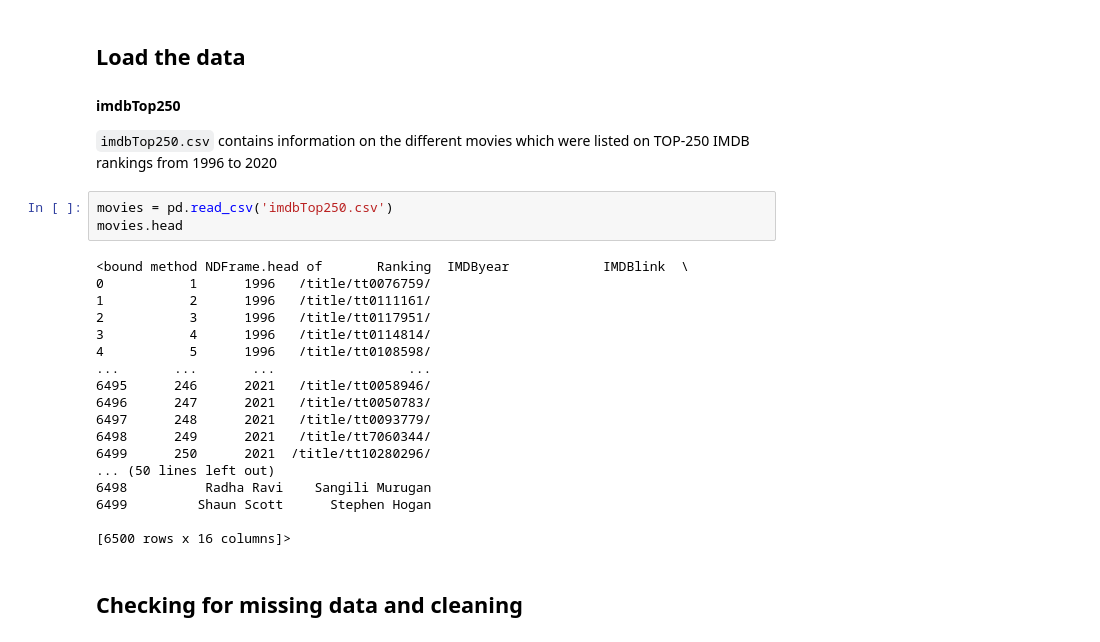
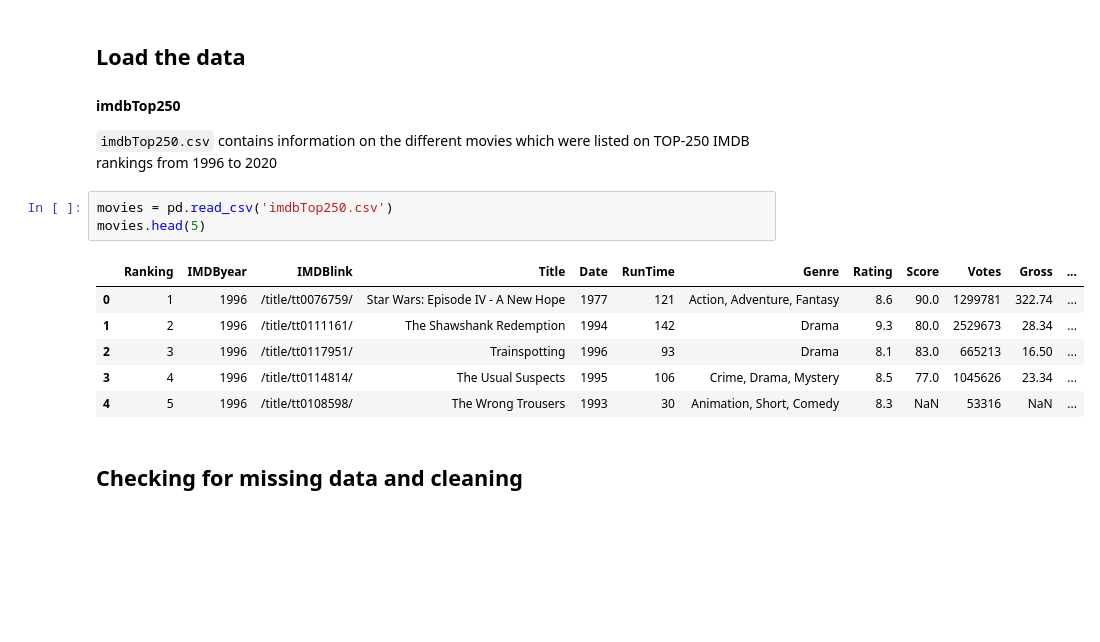
Before and after one commit to vinegggar/IMDb_EDA, a Jupyter notebook: eda.ipynb, the cells around one changed output. Drawn from its saved outputs; the diff is of its cells as text; blank space fills up the shorter version.

```diff
--- a/eda.ipynb
+++ b/eda.ipynb
@@ -33,25 +34,14 @@ import seaborn as sns
 `imdbTop250.csv` contains information on the different movies which were listed on TOP-250 IMDB rankings from 1996 to 2020
 # %%
 movies = pd.read_csv('imdbTop250.csv')
-movies.head
+movies.head(5)
 # %% [output]
-<bound method NDFrame.head of       Ranking  IMDByear            IMDBlink  \
-0           1      1996   /title/tt0076759/
-1           2      1996   /title/tt0111161/
-2           3      1996   /title/tt0117951/
-3           4      1996   /title/tt0114814/
-4           5      1996   /title/tt0108598/
-...       ...       ...                 ...
-6495      246      2021   /title/tt0058946/
-6496      247      2021   /title/tt0050783/
-6497      248      2021   /title/tt0093779/
-6498      249      2021   /title/tt7060344/
-6499      250      2021  /title/tt10280296/
-... (50 lines left out)
-6498          Radha Ravi    Sangili Murugan
-6499         Shaun Scott      Stephen Hogan
-
-[6500 rows x 16 columns]>
+|  | Ranking | IMDByear | IMDBlink | Title | Date | RunTime | Genre | Rating | Score | Votes | Gross | ... |
+| 0 | 1 | 1996 | /title/tt0076759/ | Star Wars: Episode IV - A New Hope | 1977 | 121 | Action, Adventure, Fantasy | 8.6 | 90.0 | 1299781 | 322.74 | ... |
+| 1 | 2 | 1996 | /title/tt0111161/ | The Shawshank Redemption | 1994 | 142 | Drama | 9.3 | 80.0 | 2529673 | 28.34 | ... |
+| 2 | 3 | 1996 | /title/tt0117951/ | Trainspotting | 1996 | 93 | Drama | 8.1 | 83.0 | 665213 | 16.50 | ... |
+| 3 | 4 | 1996 | /title/tt0114814/ | The Usual Suspects | 1995 | 106 | Crime, Drama, Mystery | 8.5 | 77.0 | 1045626 | 23.34 | ... |
+| 4 | 5 | 1996 | /title/tt0108598/ | The Wrong Trousers | 1993 | 30 | Animation, Short, Comedy | 8.3 | NaN | 53316 | NaN | ... |
 # %% [markdown]
 ## Checking for missing data and cleaning
 # %%
```
Also changed, not shown: parts of 21 cells of this notebook.
